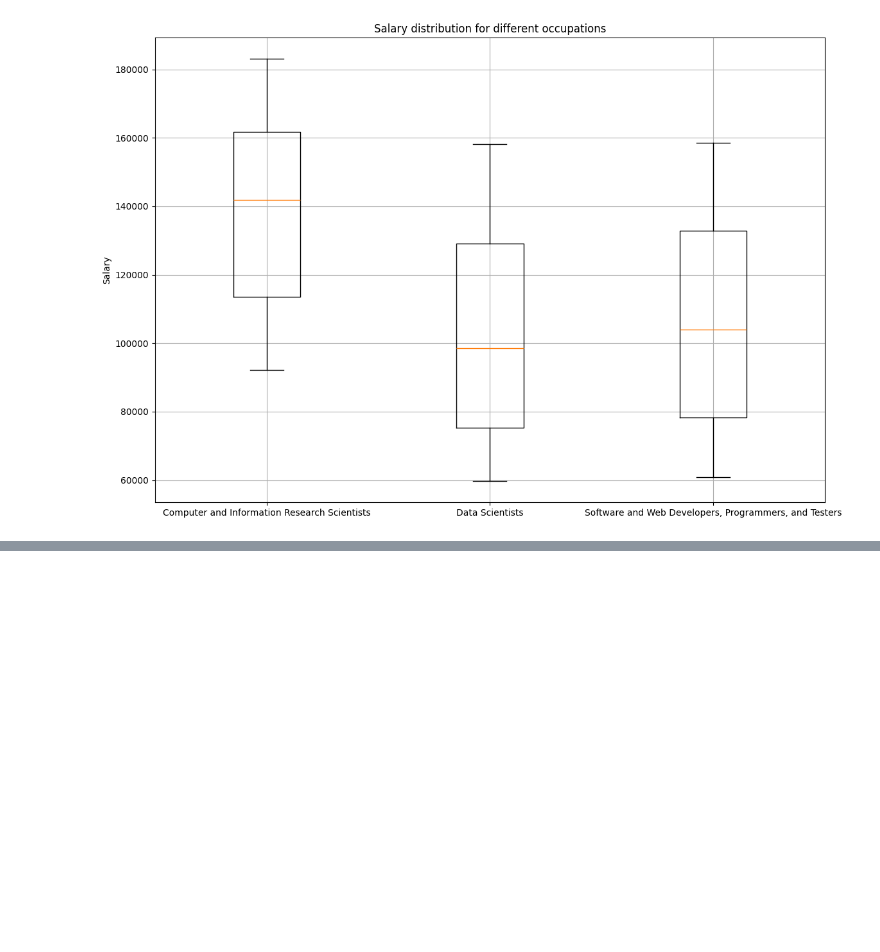
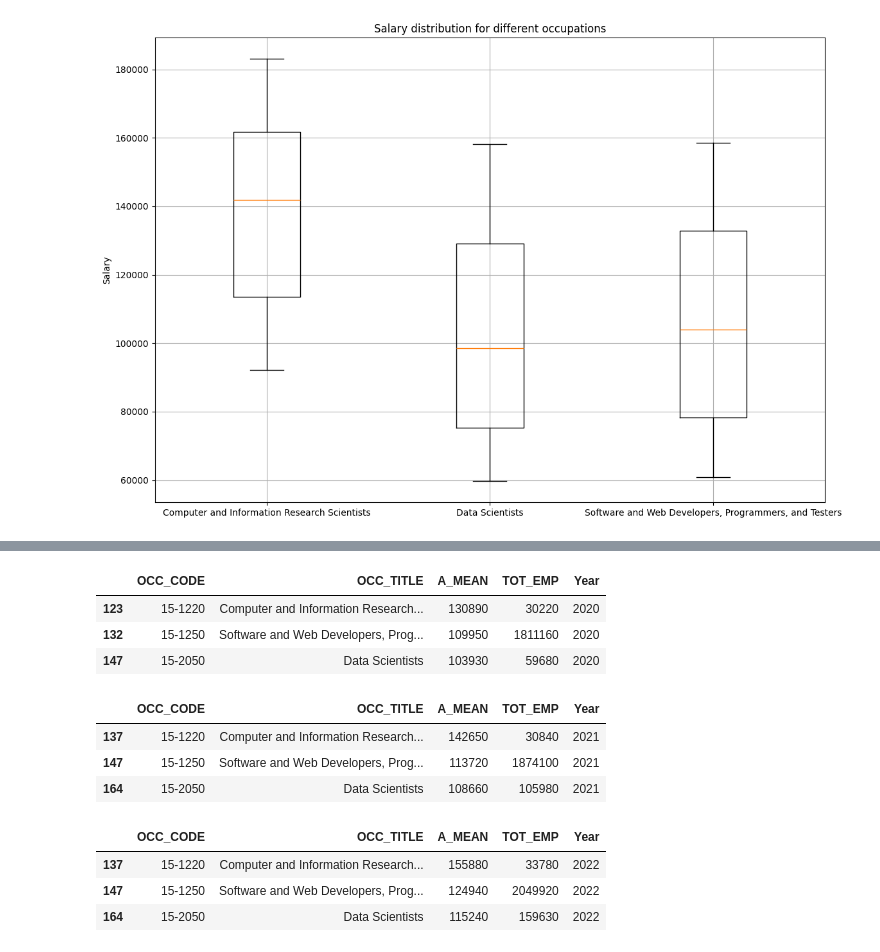
Before and after one commit to Rayenbt/Occupations_analysis_US, a Jupyter notebook: CA1.ipynb, the cells around one changed output, grey strips where cells are left out. Drawn from its saved outputs; the diff is of its cells as text; code cells hidden in the pictures; blank space fills up the shorter version.

Commit message:
challenge task done

```diff
--- a/CA1.ipynb
+++ b/CA1.ipynb
@@ -291,0 +303,8 @@ plt.show()
+# %%
+## Challenge Task:
+## I have loaded the data jobs for the past 5 years to see trends on AI employment over the past 5 years, that was the further I could go for data reasons
+## because earlier years do not have some occupations I'm looking for or else there is not enough documentation ( no occupation profiles section)
+data_2019 = pd.read_excel("all_data_M_2019.xlsx",sheet_name="All May 2019 Data")
+data_2020 = pd.read_excel("all_data_M_2020.xlsx",sheet_name="All May 2020 data")
+data_2021 = pd.read_excel("all_data_M_2021.xlsx",sheet_name="All May 2021 data")
+data_2022 = pd.read_excel("all_data_M_2022.xlsx",sheet_name="All May 2022 data")
@@ -291,0 +355,28 @@ plt.show()
+# %%
+## Same as the previous dataframe
+data_cross_us_2020
+data_cross_us_2020['OCC_TITLE']=data_cross_us_2020['OCC_TITLE'].str.replace('Data Scientists and Mathematical Science Occupations, All Other','Data Scientists')
+data_cross_us_2020['OCC_CODE']=data_cross_us_2020['OCC_CODE'].str.replace('15-2098','15-2050')
+data_cross_us_2020['Year']=2020
+data_cross_us_2020
+# %% [output]
+|  | OCC_CODE | OCC_TITLE | A_MEAN | TOT_EMP | Year |
+| 123 | 15-1220 | Computer and Information Research... | 130890 | 30220 | 2020 |
+| 132 | 15-1250 | Software and Web Developers, Prog... | 109950 | 1811160 | 2020 |
+| 147 | 15-2050 | Data Scientists | 103930 | 59680 | 2020 |
+# %%
+data_cross_us_2021['Year']=2021
+data_cross_us_2021
+# %% [output]
+|  | OCC_CODE | OCC_TITLE | A_MEAN | TOT_EMP | Year |
+| 137 | 15-1220 | Computer and Information Research... | 142650 | 30840 | 2021 |
+| 147 | 15-1250 | Software and Web Developers, Prog... | 113720 | 1874100 | 2021 |
+| 164 | 15-2050 | Data Scientists | 108660 | 105980 | 2021 |
+# %%
+data_cross_us_2022['Year']=2022
+data_cross_us_2022
+# %% [output]
+|  | OCC_CODE | OCC_TITLE | A_MEAN | TOT_EMP | Year |
+| 137 | 15-1220 | Computer and Information Research... | 155880 | 33780 | 2022 |
+| 147 | 15-1250 | Software and Web Developers, Prog... | 124940 | 2049920 | 2022 |
+| 164 | 15-2050 | Data Scientists | 115240 | 159630 | 2022 |
```
Also changed, not shown: parts of 8 cells of this notebook.
